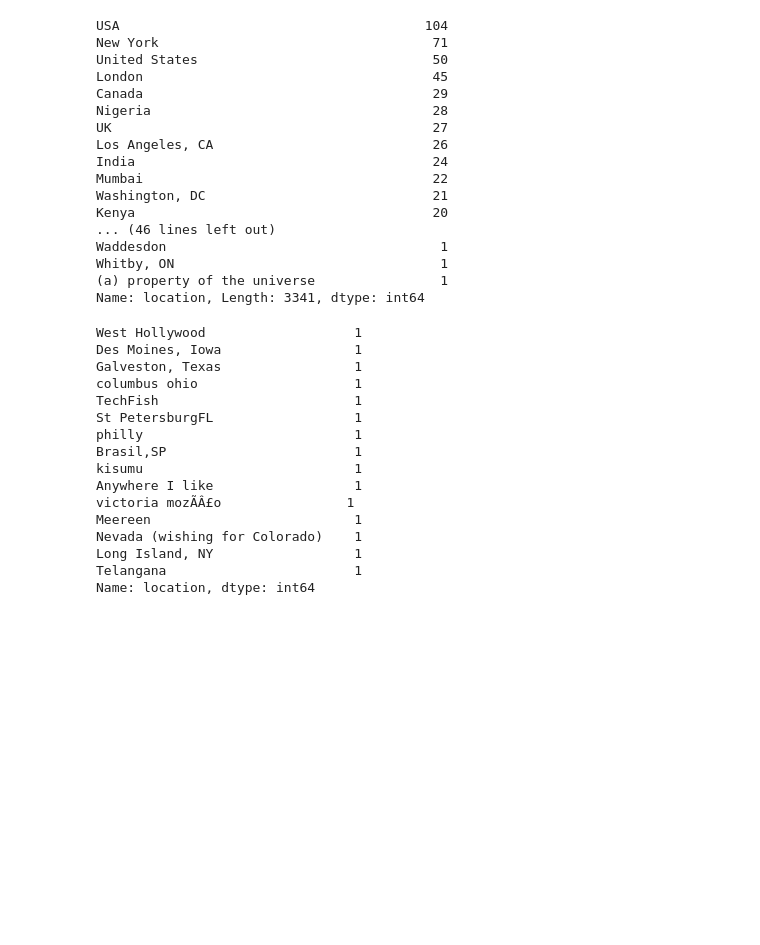
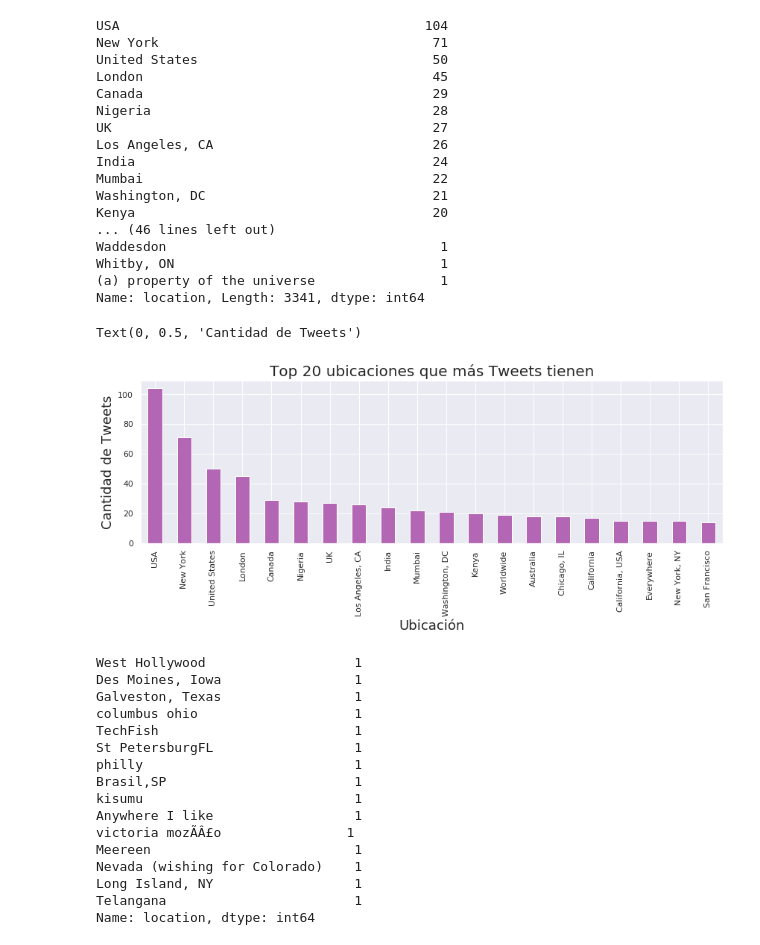
Before and after one commit to alepenaa94/TP1_Real_or_Not, a Jupyter notebook: TP1_Real_or_Not.ipynb, the cells around one changed output. Saved outputs shown, nothing was run; the diff lists cells and outputs as text; code cells hidden in the pictures; blank space fills up the shorter version.

Commit message:
Grafico top 20 ubicaciones con más tweets

```diff
--- a/TP1_Real_or_Not.ipynb
+++ b/TP1_Real_or_Not.ipynb
@@ -160,6 +160,15 @@ Waddesdon                                   1
 Whitby, ON                                  1
 (a) property of the universe                1
 Name: location, Length: 3341, dtype: int64
+# %%
+#Top 20 ubicaciones que más Tweets tienen
+plot = train_df['location'].value_counts()[0:20].plot(kind='bar',figsize=(14,4), color=(0.7,0.4,0.7))
+plot.set_title('Top 20 ubicaciones que más Tweets tienen', fontsize=20);
+plot.set_xlabel('Ubicación', fontsize=18)
+plot.set_ylabel('Cantidad de Tweets', fontsize=18)
+# %% [output]
+Text(0, 0.5, 'Cantidad de Tweets')
+[figure, added]
 # %%
 # Quiero ver las ubicaciones que aparecen sólo 1 vez
 location_with_one_tweet = locations_count[locations_count == 1]
```
Also changed, not shown: parts of 2 cells of this notebook.
